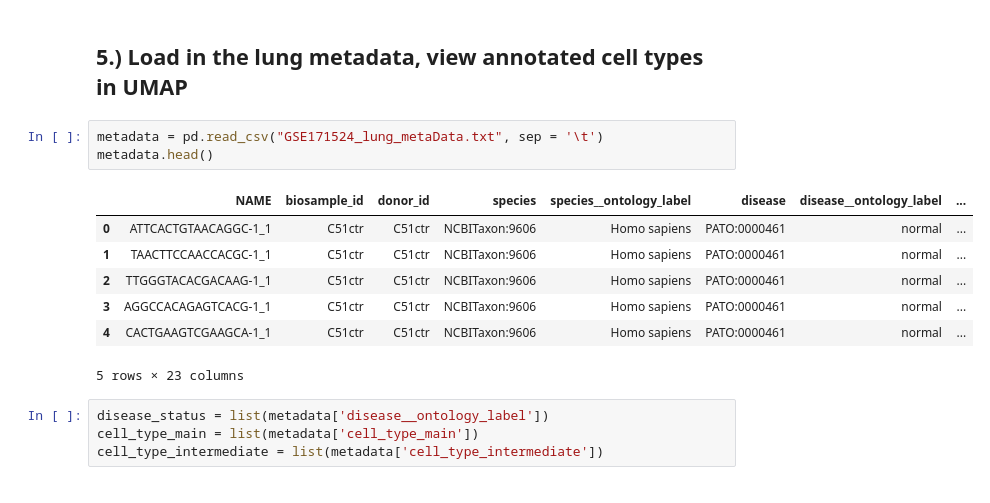
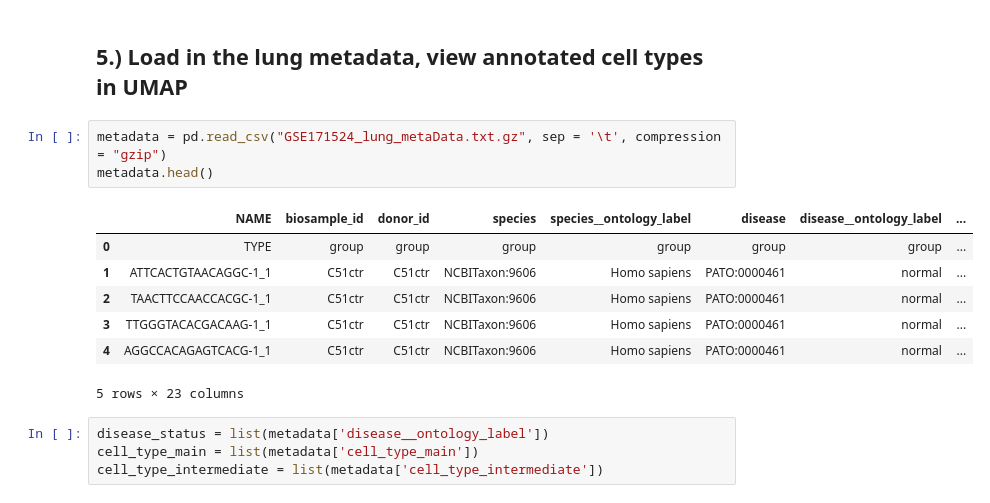
Before and after one commit to zwallace425/veme, a Jupyter notebook: VEME_Single_Cell.ipynb, the cells around one changed output. Cells and saved outputs as stored; diff of their text form.

Commit message:
readme and data processing

```diff
--- a/VEME_Single_Cell.ipynb
+++ b/VEME_Single_Cell.ipynb
@@ -119,15 +119,15 @@ plt.show()
 # %% [markdown]
 ## 5.) Load in the lung metadata, view annotated cell types in UMAP
 # %%
-metadata = pd.read_csv("GSE171524_lung_metaData.txt", sep = '\t')
+metadata = pd.read_csv("GSE171524_lung_metaData.txt.gz", sep = '\t', compression = "gzip")
 metadata.head()
 # %% [output]
 |  | NAME | biosample_id | donor_id | species | species__ontology_label | disease | disease__ontology_label | ... |
-| 0 | ATTCACTGTAACAGGC-1_1 | C51ctr | C51ctr | NCBITaxon:9606 | Homo sapiens | PATO:0000461 | normal | ... |
-| 1 | TAACTTCCAACCACGC-1_1 | C51ctr | C51ctr | NCBITaxon:9606 | Homo sapiens | PATO:0000461 | normal | ... |
-| 2 | TTGGGTACACGACAAG-1_1 | C51ctr | C51ctr | NCBITaxon:9606 | Homo sapiens | PATO:0000461 | normal | ... |
-| 3 | AGGCCACAGAGTCACG-1_1 | C51ctr | C51ctr | NCBITaxon:9606 | Homo sapiens | PATO:0000461 | normal | ... |
-| 4 | CACTGAAGTCGAAGCA-1_1 | C51ctr | C51ctr | NCBITaxon:9606 | Homo sapiens | PATO:0000461 | normal | ... |
+| 0 | TYPE | group | group | group | group | group | group | ... |
+| 1 | ATTCACTGTAACAGGC-1_1 | C51ctr | C51ctr | NCBITaxon:9606 | Homo sapiens | PATO:0000461 | normal | ... |
+| 2 | TAACTTCCAACCACGC-1_1 | C51ctr | C51ctr | NCBITaxon:9606 | Homo sapiens | PATO:0000461 | normal | ... |
+| 3 | TTGGGTACACGACAAG-1_1 | C51ctr | C51ctr | NCBITaxon:9606 | Homo sapiens | PATO:0000461 | normal | ... |
+| 4 | AGGCCACAGAGTCACG-1_1 | C51ctr | C51ctr | NCBITaxon:9606 | Homo sapiens | PATO:0000461 | normal | ... |
 5 rows × 23 columns
 # %%
 disease_status = list(metadata['disease__ontology_label'])
```
Also changed, not shown: 3 other files.
